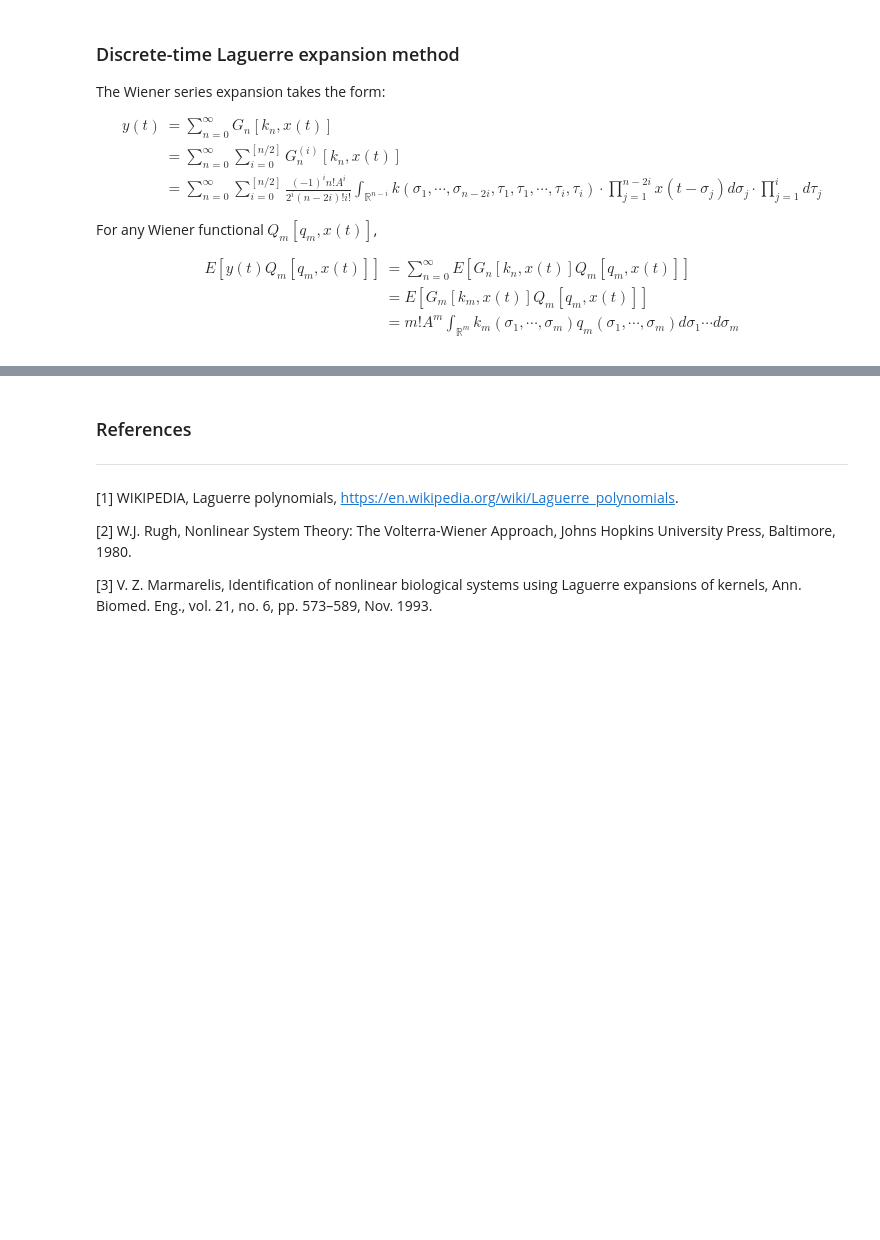
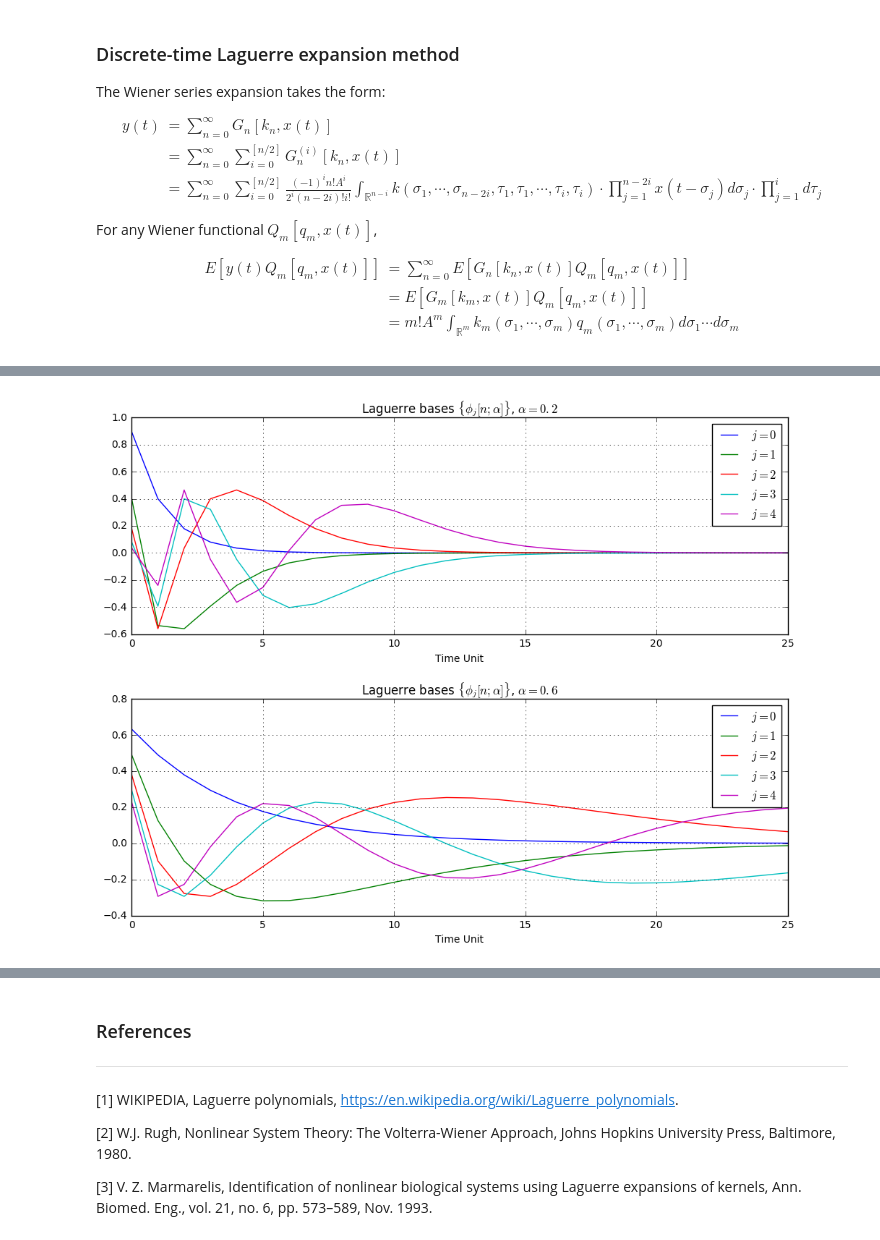
Before and after one commit to WilliamRo/nls, a Jupyter notebook: models/principles/laguerre.ipynb, the cells around one changed output, grey strips where cells are left out. Cells and saved outputs as stored; diff of their text form; code cells hidden in the pictures; blank space fills up the shorter version.

```diff
--- a/models/principles/laguerre.ipynb
+++ b/models/principles/laguerre.ipynb
@@ -54 +64,5 @@ E[y(t)Q_m[q_m, x(t)]] & = \sum_{n=0}^\infty E[G_n[k_n, x(t)]Q_m[q_m, x(t)]]
+# %%
+Laguerre.plot_laguerre()
+# %% [output]
+[figure, added]
 # %% [markdown]
```
Also changed, not shown: parts of 4 cells of this notebook, 7 other files.
